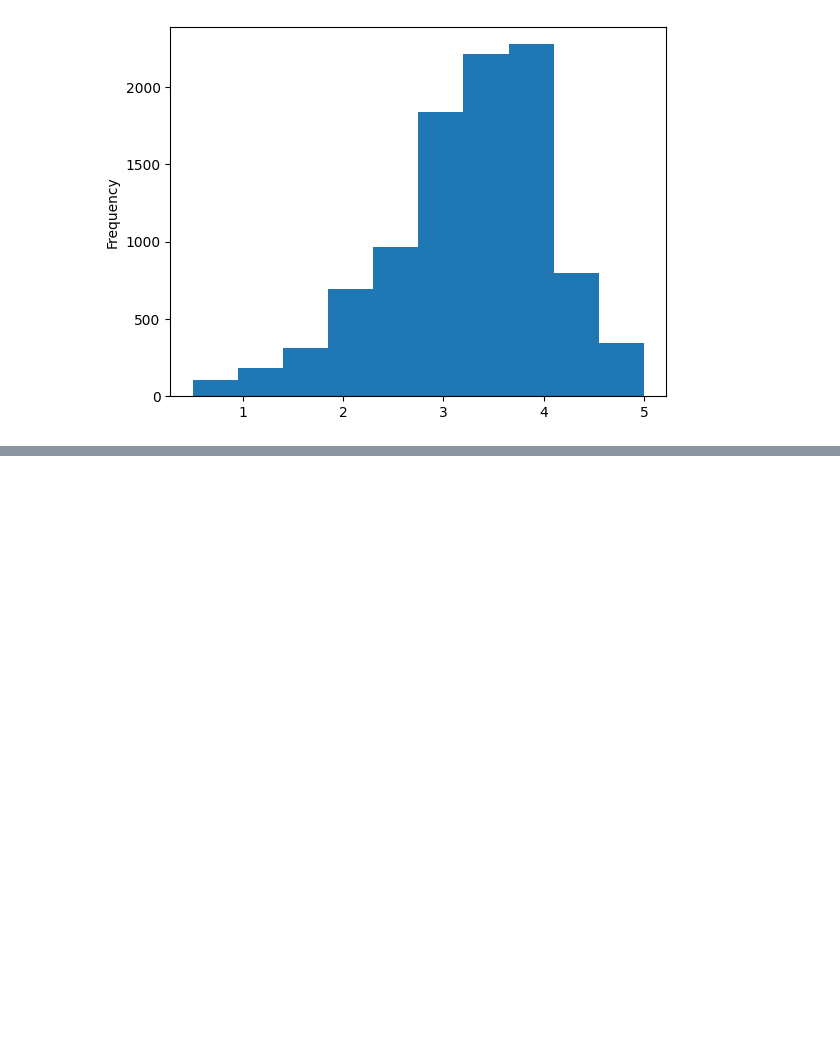
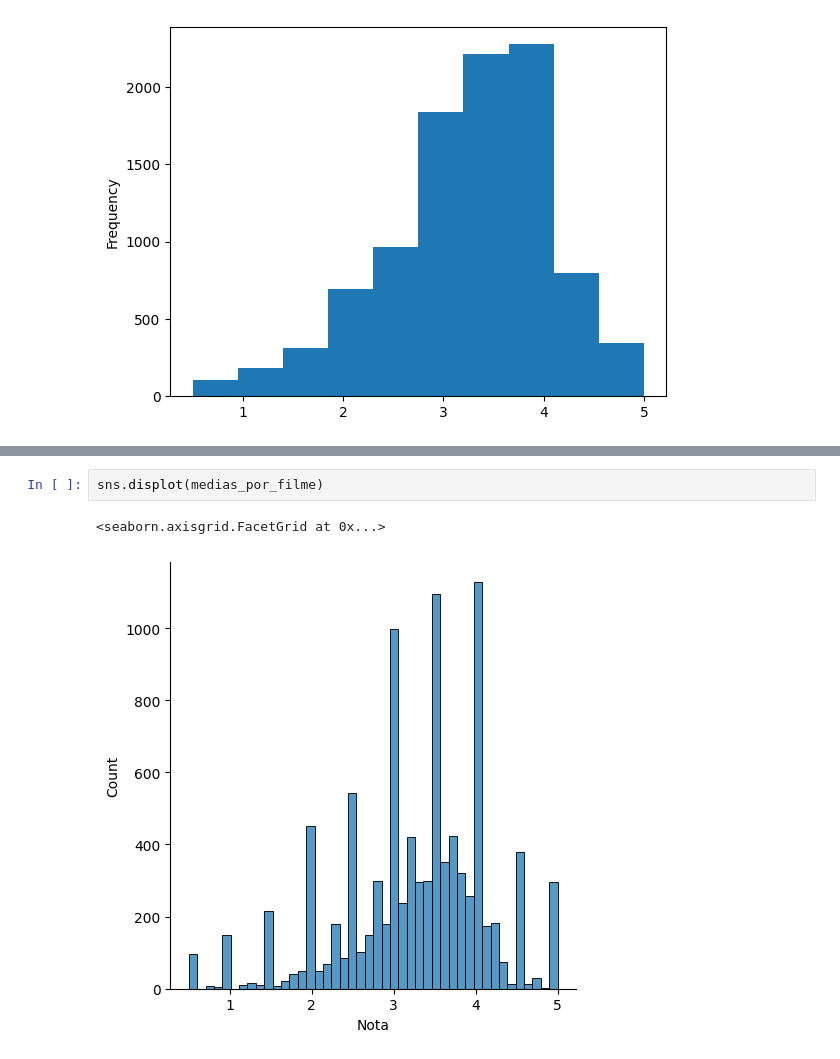
Before and after one commit to Wilson-Hipolito/Data_Science, a Jupyter notebook: Analise_Visualizaçao_Dados/Introdução_Data_Science.ipynb, the cells around one changed output, grey strips where cells are left out. Drawn from its saved outputs; the diff is of its cells as text; blank space fills up the shorter version.

```diff
--- a/Analise_Visualizaçao_Dados/Introdução_Data_Science.ipynb
+++ b/Analise_Visualizaçao_Dados/Introdução_Data_Science.ipynb
@@ -151,0 +171,5 @@ medias_por_filme.plot(kind='hist')
+# %%
+sns.displot(medias_por_filme)
+# %% [output]
+<seaborn.axisgrid.FacetGrid at 0x...>
+[figure, added]
```
Also changed, not shown: parts of 8 cells of this notebook.
